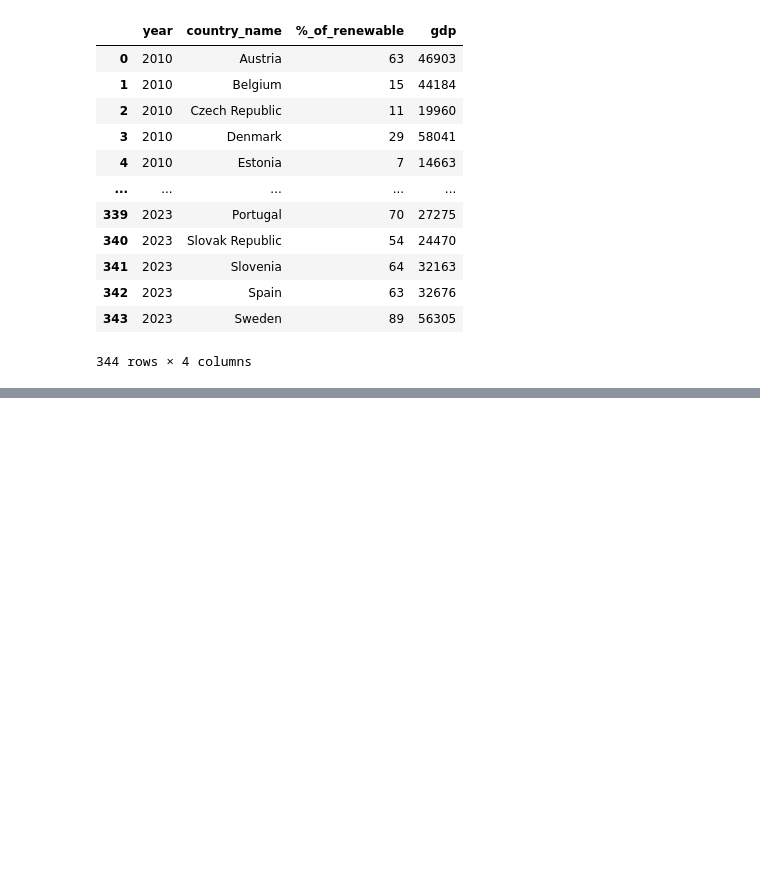
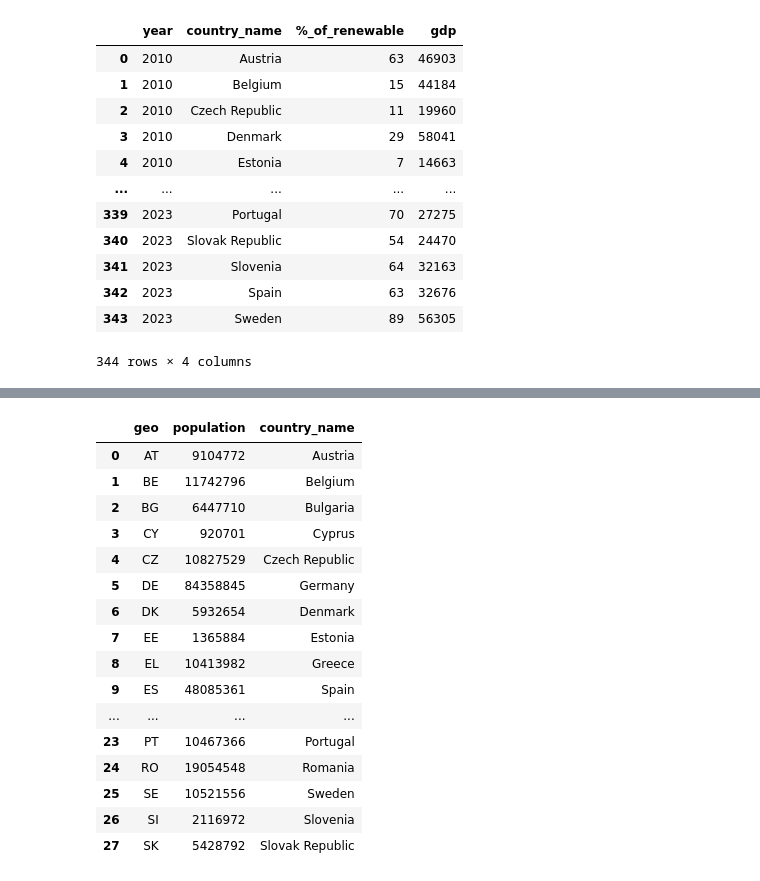
Before and after one commit to NGravereaux/portfolio-project-renewable-evergy-analysis, a Jupyter notebook: script/main.ipynb, the cells around one changed output, grey strips where cells are left out. Cells and saved outputs as stored; diff of their text form; code cells hidden in the pictures; blank space fills up the shorter version.

```diff
--- a/script/main_h1.ipynb
+++ b/script/main.ipynb
@@ -525,0 +646,20 @@ create_bar_chart_with_target(df_viz)
+# %%
+df_population
+# %% [output]
+|  | geo | population | country_name |
+| 0 | AT | 9104772 | Austria |
+| 1 | BE | 11742796 | Belgium |
+| 2 | BG | 6447710 | Bulgaria |
+| 3 | CY | 920701 | Cyprus |
+| 4 | CZ | 10827529 | Czech Republic |
+| 5 | DE | 84358845 | Germany |
+| 6 | DK | 5932654 | Denmark |
+| 7 | EE | 1365884 | Estonia |
+| 8 | EL | 10413982 | Greece |
+| 9 | ES | 48085361 | Spain |
+| ... | ... | ... | ... |
+| 23 | PT | 10467366 | Portugal |
+| 24 | RO | 19054548 | Romania |
+| 25 | SE | 10521556 | Sweden |
+| 26 | SI | 2116972 | Slovenia |
+| 27 | SK | 5428792 | Slovak Republic |
```
Also changed, not shown: parts of 56 cells of this notebook, 6 other files.
